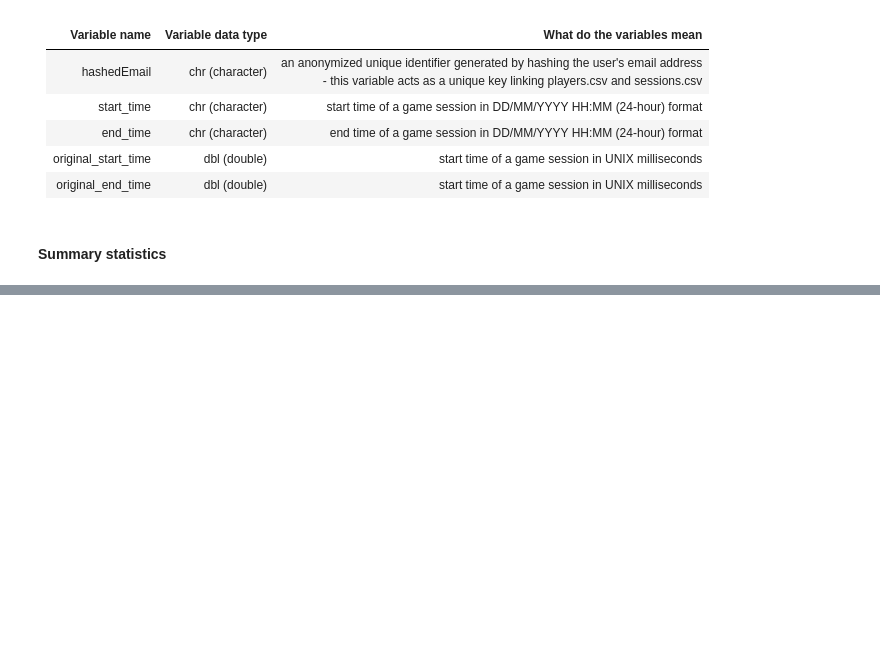
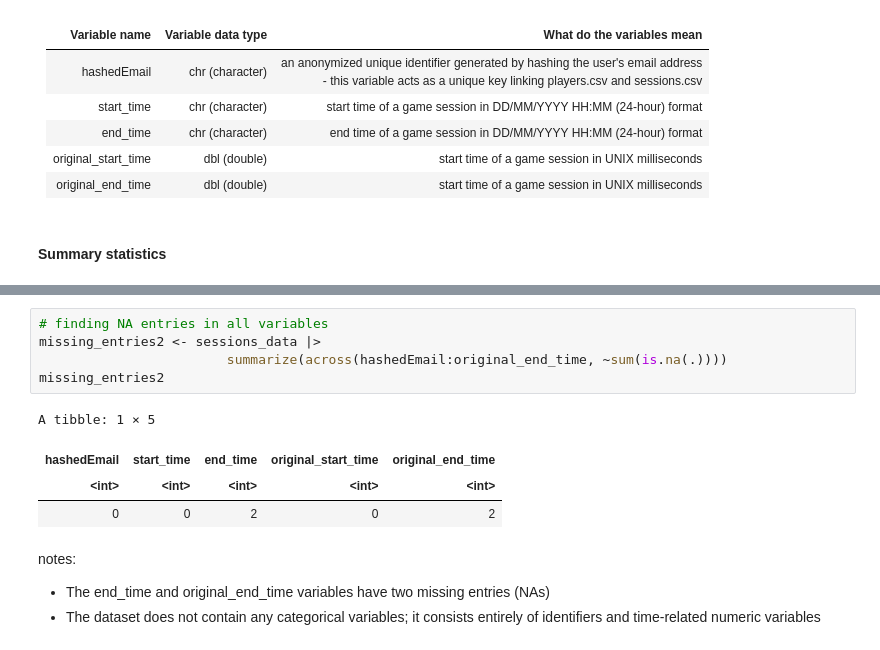
Before and after one commit to angelicaa-p/project_final_report_group, a Jupyter notebook: project_planning_stage_individual.ipynb, the cells around one changed output, grey strips where cells are left out. Cells and saved outputs as stored; diff of their text form; blank space fills up the shorter version.

Commit message:
performed general summary statistics on sessions.csv data
- using the summary() function only
- also found any NA values in all variables/columns

```diff
--- a/project_planning_stage_individual.ipynb
+++ b/project_planning_stage_individual.ipynb
@@ -297,0 +321,14 @@ Notes:
+# %%
+# finding NA entries in all variables
+missing_entries2 <- sessions_data |>
+                        summarize(across(hashedEmail:original_end_time, ~sum(is.na(.))))
+missing_entries2
+# %% [output]
+A tibble: 1 × 5
+| hashedEmail | start_time | end_time | original_start_time | original_end_time |
+| <int> | <int> | <int> | <int> | <int> |
+| 0 | 0 | 2 | 0 | 2 |
+# %% [markdown]
+notes:
+- The end_time and original_end_time variables have two missing entries (NAs)
+- The dataset does not contain any categorical variables; it consists entirely of identifiers and time-related numeric variables
```
Also changed, not shown: parts of 4 cells of this notebook.
